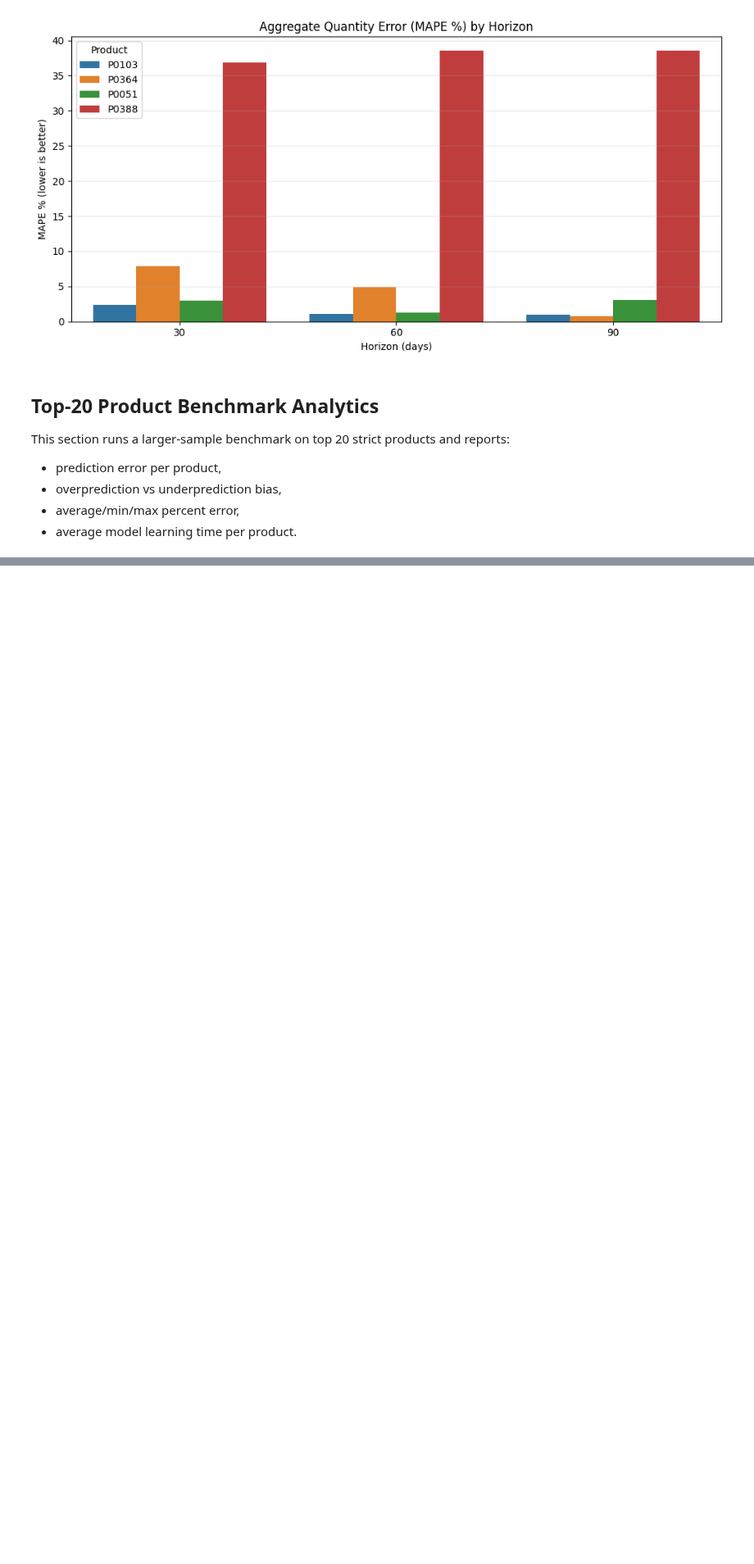
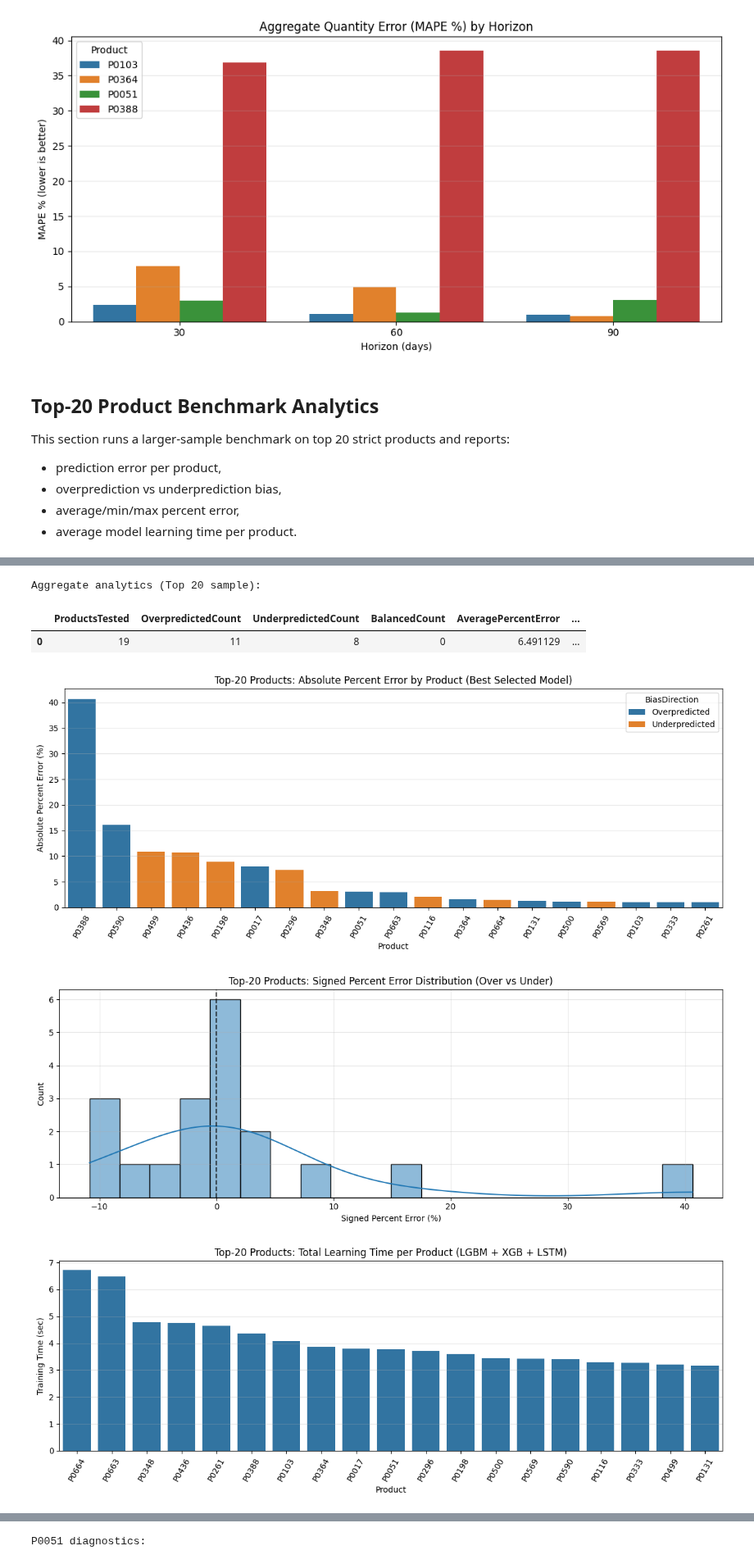
Before and after one commit to Promess02/OptimAIze, a Jupyter notebook: sales_forecasting_models.ipynb, the cells around one changed output, grey strips where cells are left out. Shown at 82% size. Saved outputs shown, nothing was run; the diff lists cells and outputs as text; code cells hidden in the pictures; blank space fills up the shorter version.

```diff
--- a/sales_forecasting_models.ipynb
+++ b/sales_forecasting_models.ipynb
@@ -2179,7 +2179,12 @@ for product in sales_wide_20.columns:
     s = corr_matrix_20[product].drop(labels=[product]).dropna()
     peer_product_map_20[product] = s.idxmax() if len(s) else None
 
+# build_fallback_cache relies on global sales_wide; temporarily point it to top-20 matrix
+_sales_wide_backup = sales_wide if 'sales_wide' in globals() else None
+sales_wide = sales_wide_20
 fallback_cache_20 = build_fallback_cache(data_splits_20, peer_product_map_20)
+if _sales_wide_backup is not None:
+    sales_wide = _sales_wide_backup
 
 # 3) Build per-product scalers for LSTM
 scalers_20 = {}
@@ -2651,0 +2682,6 @@ KeyError: 'P0261'
+Aggregate analytics (Top 20 sample):
+|  | ProductsTested | OverpredictedCount | UnderpredictedCount | BalancedCount | AveragePercentError | ... |
+| 0 | 19 | 11 | 8 | 0 | 6.491129 | ... |
+[figure, added]
+[figure, added]
+[figure, added]
@@ -2651,0 +2689 @@ KeyError: 'P0261'
+P0051 diagnostics:
```
Also changed, not shown: parts of 1 cell of this notebook.
